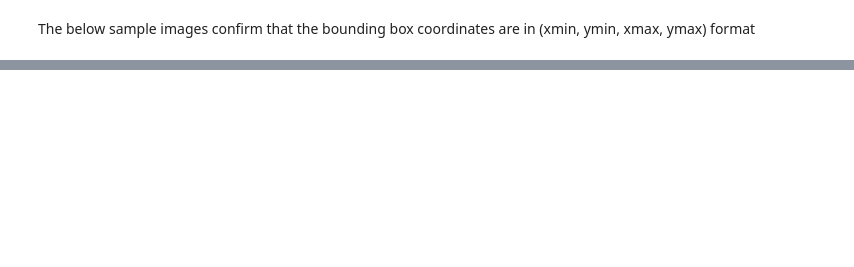
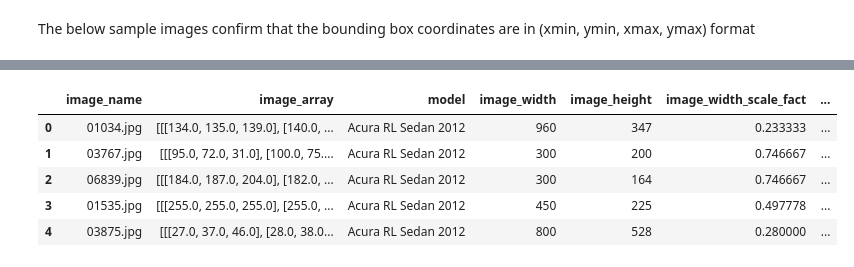
Before and after one commit to girijeshcse/car_finder, a Jupyter notebook: notebooks/Capstone_Project_CV2_Kishore.ipynb, the cells around one changed output, grey strips where cells are left out. Saved outputs shown, nothing was run; the diff lists cells and outputs as text; code cells hidden in the pictures; blank space fills up the shorter version.

```diff
--- a/notebooks/Capstone_Project_CV2_Kishore.ipynb
+++ b/notebooks/Capstone_Project_CV2_Kishore.ipynb
@@ -80,0 +234,9 @@ show_image_with_bounding_box("00999.jpg")
+# %%
+df_train_224.head()
+# %% [output]
+|  | image_name | image_array | model | image_width | image_height | image_width_scale_fact | ... |
+| 0 | 01034.jpg | [[[134.0, 135.0, 139.0], [140.0, ... | Acura RL Sedan 2012 | 960 | 347 | 0.233333 | ... |
+| 1 | 03767.jpg | [[[95.0, 72.0, 31.0], [100.0, 75.... | Acura RL Sedan 2012 | 300 | 200 | 0.746667 | ... |
+| 2 | 06839.jpg | [[[184.0, 187.0, 204.0], [182.0, ... | Acura RL Sedan 2012 | 300 | 164 | 0.746667 | ... |
+| 3 | 01535.jpg | [[[255.0, 255.0, 255.0], [255.0, ... | Acura RL Sedan 2012 | 450 | 225 | 0.497778 | ... |
+| 4 | 03875.jpg | [[[27.0, 37.0, 46.0], [28.0, 38.0... | Acura RL Sedan 2012 | 800 | 528 | 0.280000 | ... |
```
Also changed, not shown: parts of 48 cells of this notebook.
